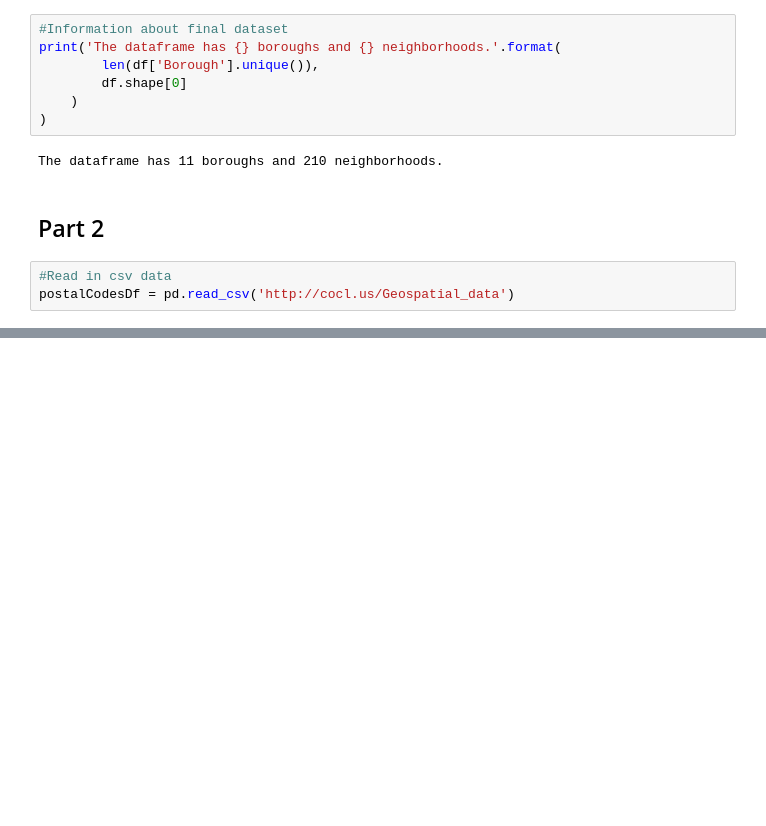
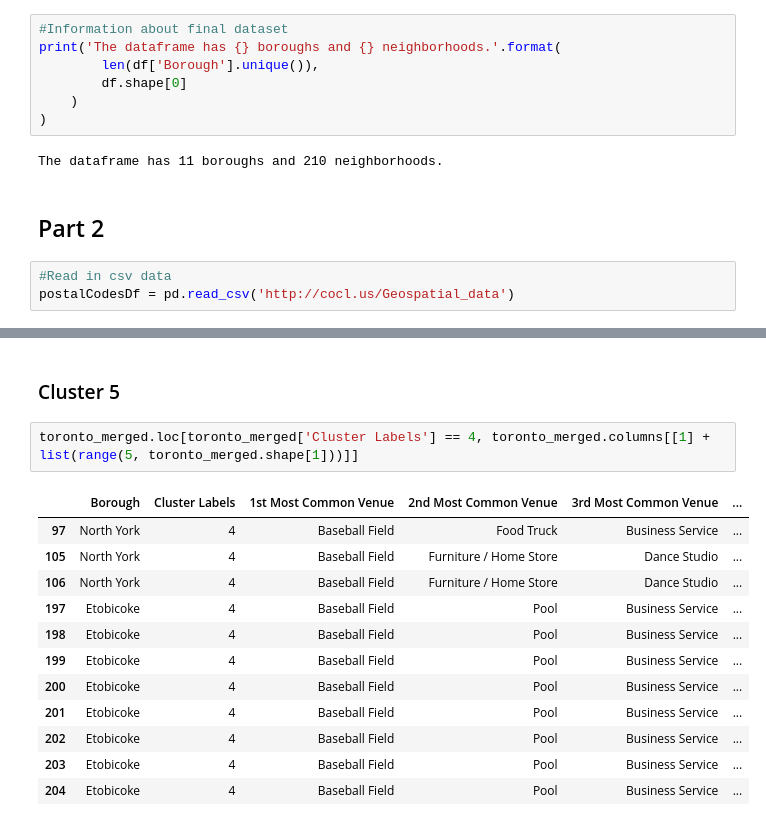
Before and after one commit to anastasiyaArk/Coursera_Capstone, a Jupyter notebook: Segmenting and clusering, Toronto.ipynb, the cells around one changed output, grey strips where cells are left out. Cells and saved outputs as stored; diff of their text form; blank space fills up the shorter version.

```diff
--- a/Segmenting and clusering, Toronto.ipynb
+++ b/Segmenting and clusering, Toronto.ipynb
@@ -139,0 +500,17 @@ merged_inner
+# %% [markdown]
+### Cluster 5
+# %%
+toronto_merged.loc[toronto_merged['Cluster Labels'] == 4, toronto_merged.columns[[1] + list(range(5, toronto_merged.shape[1]))]]
+# %% [output]
+|  | Borough | Cluster Labels | 1st Most Common Venue | 2nd Most Common Venue | 3rd Most Common Venue | ... |
+| 97 | North York | 4 | Baseball Field | Food Truck | Business Service | ... |
+| 105 | North York | 4 | Baseball Field | Furniture / Home Store | Dance Studio | ... |
+| 106 | North York | 4 | Baseball Field | Furniture / Home Store | Dance Studio | ... |
+| 197 | Etobicoke | 4 | Baseball Field | Pool | Business Service | ... |
+| 198 | Etobicoke | 4 | Baseball Field | Pool | Business Service | ... |
+| 199 | Etobicoke | 4 | Baseball Field | Pool | Business Service | ... |
+| 200 | Etobicoke | 4 | Baseball Field | Pool | Business Service | ... |
+| 201 | Etobicoke | 4 | Baseball Field | Pool | Business Service | ... |
+| 202 | Etobicoke | 4 | Baseball Field | Pool | Business Service | ... |
+| 203 | Etobicoke | 4 | Baseball Field | Pool | Business Service | ... |
+| 204 | Etobicoke | 4 | Baseball Field | Pool | Business Service | ... |
```
Also changed, not shown: parts of 32 cells of this notebook.
